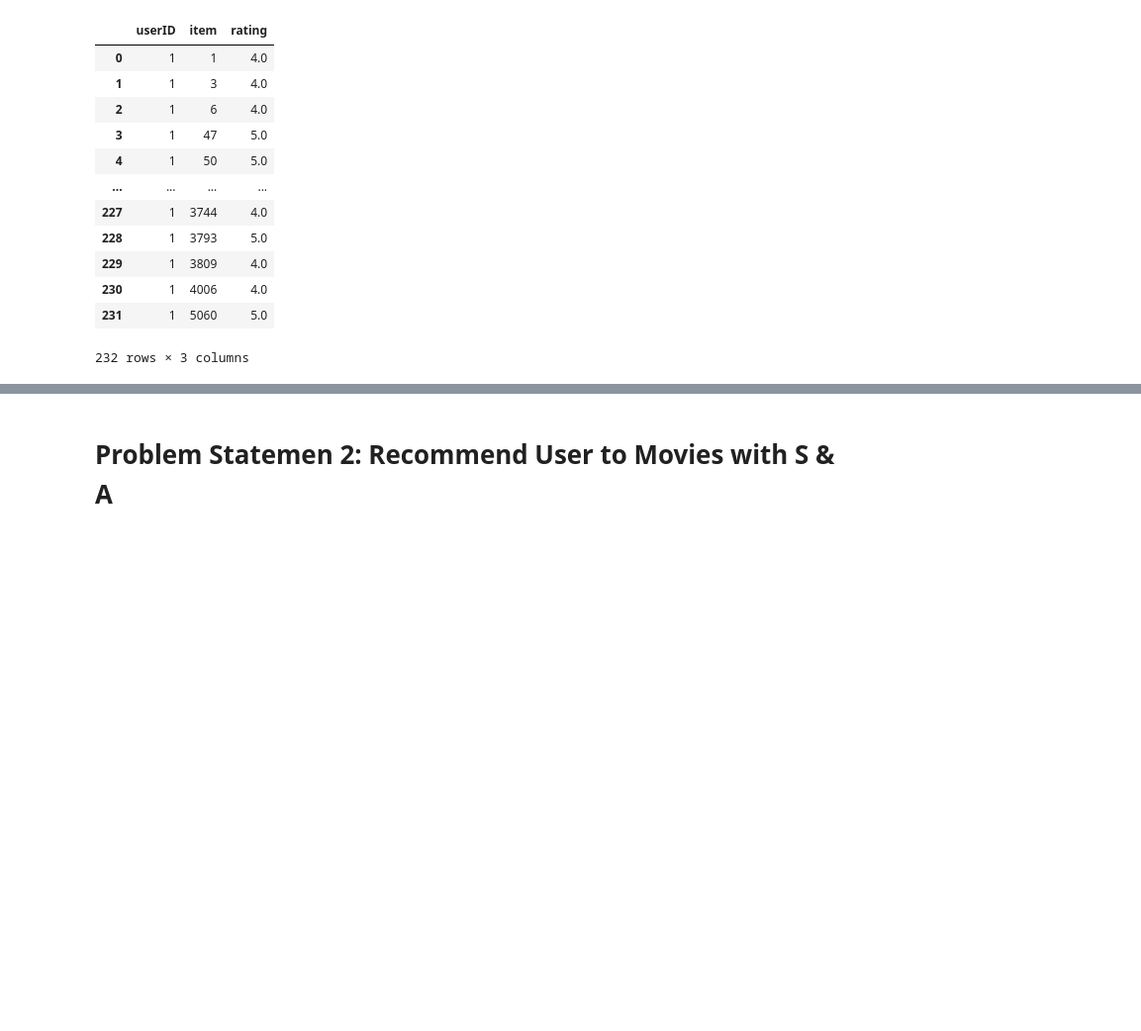
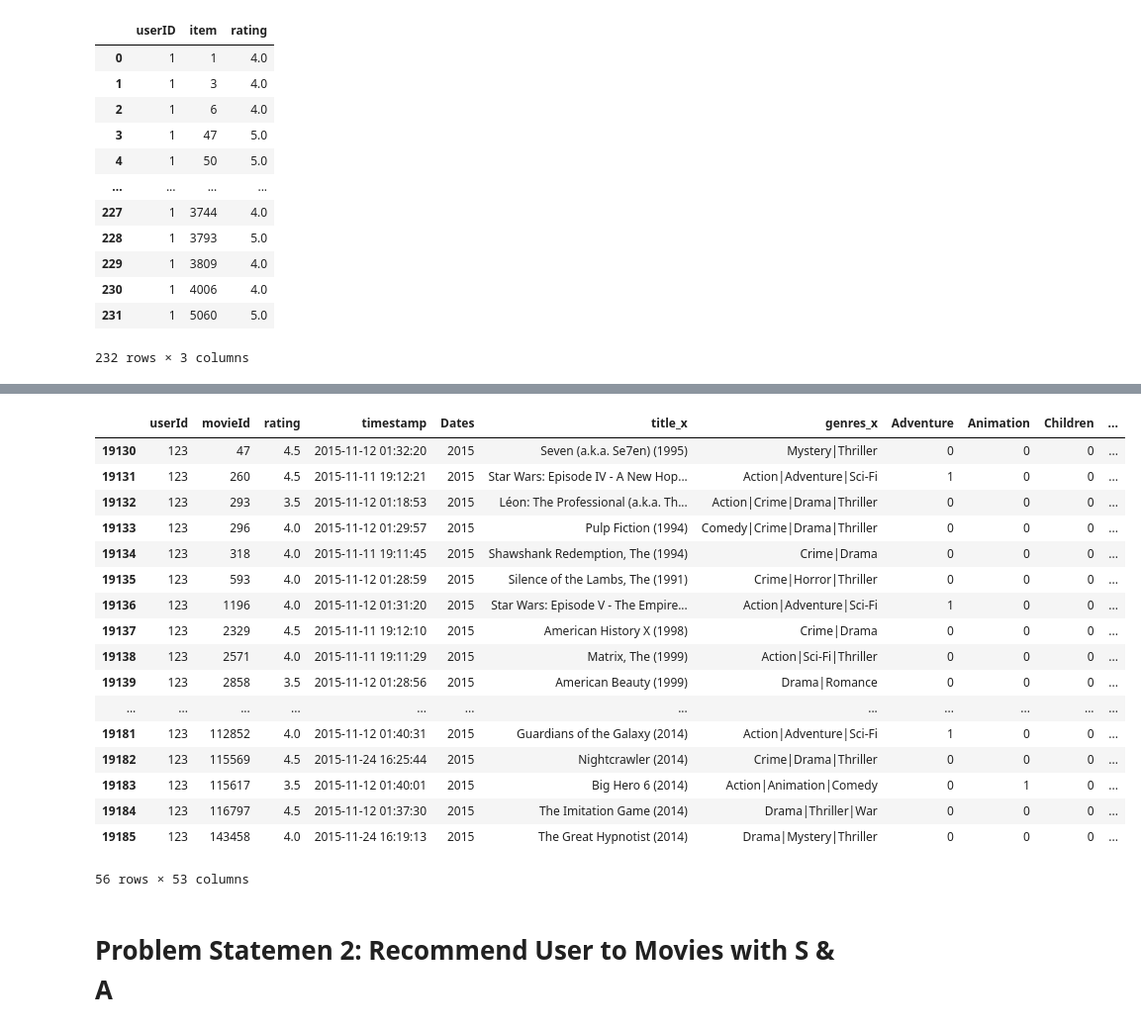
Before and after one commit to AftabUdaipurwala/MLProjects, a Jupyter notebook: Movie_Recommendation_System.ipynb, the cells around one changed output, grey strips where cells are left out. Shown at 99% size. Drawn from its saved outputs; the diff is of its cells as text; code cells hidden in the pictures; blank space fills up the shorter version.

```diff
--- a/Movie_Recommendation_System.ipynb
+++ b/Movie_Recommendation_System.ipynb
@@ -895,3 +895,24 @@ Done computing similarity matrix.
+# %%
+lmmr[(lmmr['userId']==123)]
+# %% [output]
+|  | userId | movieId | rating | timestamp | Dates | title_x | genres_x | Adventure | Animation | Children | ... |
+| 19130 | 123 | 47 | 4.5 | 2015-11-12 01:32:20 | 2015 | Seven (a.k.a. Se7en) (1995) | Mystery|Thriller | 0 | 0 | 0 | ... |
+| 19131 | 123 | 260 | 4.5 | 2015-11-11 19:12:21 | 2015 | Star Wars: Episode IV - A New Hop... | Action|Adventure|Sci-Fi | 1 | 0 | 0 | ... |
+| 19132 | 123 | 293 | 3.5 | 2015-11-12 01:18:53 | 2015 | Léon: The Professional (a.k.a. Th... | Action|Crime|Drama|Thriller | 0 | 0 | 0 | ... |
+| 19133 | 123 | 296 | 4.0 | 2015-11-12 01:29:57 | 2015 | Pulp Fiction (1994) | Comedy|Crime|Drama|Thriller | 0 | 0 | 0 | ... |
+| 19134 | 123 | 318 | 4.0 | 2015-11-11 19:11:45 | 2015 | Shawshank Redemption, The (1994) | Crime|Drama | 0 | 0 | 0 | ... |
+| 19135 | 123 | 593 | 4.0 | 2015-11-12 01:28:59 | 2015 | Silence of the Lambs, The (1991) | Crime|Horror|Thriller | 0 | 0 | 0 | ... |
+| 19136 | 123 | 1196 | 4.0 | 2015-11-12 01:31:20 | 2015 | Star Wars: Episode V - The Empire... | Action|Adventure|Sci-Fi | 1 | 0 | 0 | ... |
+| 19137 | 123 | 2329 | 4.5 | 2015-11-11 19:12:10 | 2015 | American History X (1998) | Crime|Drama | 0 | 0 | 0 | ... |
+| 19138 | 123 | 2571 | 4.0 | 2015-11-11 19:11:29 | 2015 | Matrix, The (1999) | Action|Sci-Fi|Thriller | 0 | 0 | 0 | ... |
+| 19139 | 123 | 2858 | 3.5 | 2015-11-12 01:28:56 | 2015 | American Beauty (1999) | Drama|Romance | 0 | 0 | 0 | ... |
+| ... | ... | ... | ... | ... | ... | ... | ... | ... | ... | ... | ... |
+| 19181 | 123 | 112852 | 4.0 | 2015-11-12 01:40:31 | 2015 | Guardians of the Galaxy (2014) | Action|Adventure|Sci-Fi | 1 | 0 | 0 | ... |
+| 19182 | 123 | 115569 | 4.5 | 2015-11-24 16:25:44 | 2015 | Nightcrawler (2014) | Crime|Drama|Thriller | 0 | 0 | 0 | ... |
+| 19183 | 123 | 115617 | 3.5 | 2015-11-12 01:40:01 | 2015 | Big Hero 6 (2014) | Action|Animation|Comedy | 0 | 1 | 0 | ... |
+| 19184 | 123 | 116797 | 4.5 | 2015-11-12 01:37:30 | 2015 | The Imitation Game (2014) | Drama|Thriller|War | 0 | 0 | 0 | ... |
+| 19185 | 123 | 143458 | 4.0 | 2015-11-24 16:19:13 | 2015 | The Great Hypnotist (2014) | Drama|Mystery|Thriller | 0 | 0 | 0 | ... |
+56 rows × 53 columns
 # %% [markdown]
 # Problem Statemen 2: Recommend User to Movies with S & A
 # %% [markdown]
```
Also changed, not shown: parts of 6 cells of this notebook.
